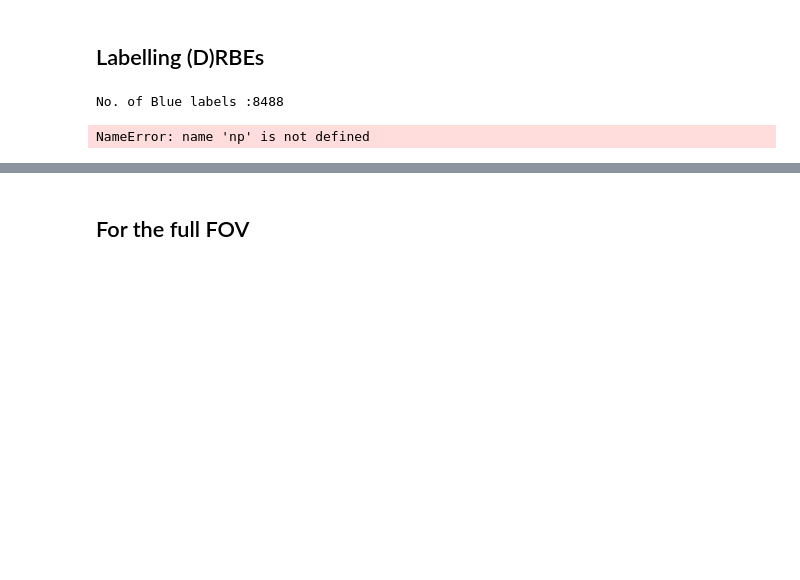
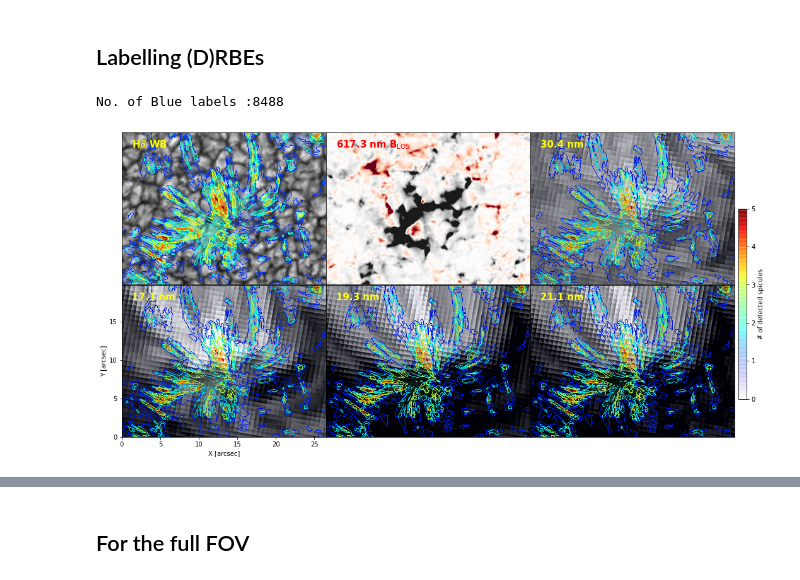
Before and after one commit to souvikita/CBP_spicule_mag, a Jupyter notebook: Population_density.ipynb, the cells around one changed output, grey strips where cells are left out. Saved outputs shown, nothing was run; the diff lists cells and outputs as text; code cells hidden in the pictures; blank space fills up the shorter version.

```diff
--- a/Population_density.ipynb
+++ b/Population_density.ipynb
@@ -206,52 +221,53 @@ fig, axs =plt.subplots(2,3,figsize=(18,8.4),facecolor='w', edgecolor='k')
 fig.subplots_adjust(hspace = 0.0,wspace=0.00,left=0.1,right=0.9,top=0.9,bottom=0.1)
 axs=axs.ravel()
 
-axs[0].imshow(cubeH[400:1100,600:1120,35,0].T,origin='lower', cmap='gray',vmin=1500,vmax=2900,extent=[0,700*0.0379,0,520*0.0379])
+axs[0].imshow(np.mean(cube_wb[400:1100,600:1120,:],axis=2).T,origin='lower', cmap='gray',extent=[0,700*0.0379,0,520*0.0379])
 axs[0].set_yticks([])
 axs[0].set_xticks([])
 im = axs[0].contourf(number_of_red_events_reduced[400:1100,600:1120].T+number_of_blu_events_reduced[400:1100,600:1120].T,origin='lower',cmap=mycmap,levels=levels2, vmin=0, vmax=5,extent=[0,700*0.0379,0,520*0.0379])
 axs[0].text(.05, .9, r'H$\beta$ WB', transform=axs[0].transAxes, fontsize=15,color='yellow',weight='bold')
 
-axs[1].imshow(hmi_mag[400:1100,600:1120,49].T,origin='lower', cmap='RdGy',vmin=-600,vmax=600,extent=[0,700*0.0379,0,520*0.0379])
+axs[1].imshow(np.mean(cube_mag_los[400:1100,600:1120,:],axis=2).T,origin='lower', cmap='RdGy',vmin=-60,vmax=60,extent=[0,700*0.0379,0,520*0.0379])
 axs[1].set_yticks([])
 axs[1].set_xticks([])
-axs[1].text(.05, .9, r'HMI B$_{\mathrm{LOS}}$', transform=axs[1].transAxes, fontsize=15,color='red',weight='bold')
+axs[1].text(.05, .9, r'617.3 nm B$_{\mathrm{LOS}}$', transform=axs[1].transAxes, fontsize=15,color='red',weight='bold')
 #im = axs[1].contourf(number_of_red_events_reduced[400:1100,600:1120].T+number_of_blu_events_reduced[400:1100,600:1120].T,origin='lower',cmap=mycmap,levels=levels2, vmin=0, vmax=5,extent=[0,700*0.0379,0,520*0.0379])
 
-axs[2].imshow(aia_304[400:1100,600:1120,35].T,origin='lower', cmap='gray',extent=[0,700*0.0379,0,520*0.0379],vmin=6500,vmax=16000)
+axs[2].imshow(np.mean(mgn_304[400:1100,600:1120,:],axis=2).T,origin='lower', cmap='gray',extent=[0,700*0.0379,0,520*0.0379])
 axs[2].set_yticks([])
 axs[2].set_xticks([])
 im = axs[2].contourf(number_of_red_events_reduced[400:1100,600:1120].T+number_of_blu_events_reduced[400:1100,600:1120].T,origin='lower',cmap=mycmap,levels=levels2, vmin=0, vmax=5,extent=[0,700*0.0379,0,520*0.0379],alpha=.06)
 axs[2].text(.05, .9, r'30.4 nm', transform=axs[2].transAxes, fontsize=15,color='yellow',weight='bold')
 
-axs[3].imshow(mgn_171[400:1100,600:1120,35].T,origin='lower', cmap='gray',extent=[0,700*0.0379,0,520*0.0379],vmax=0.7,vmin=0.5)
+axs[3].imshow(np.mean(mgn_171[400:1100,600:1120,:],axis=2).T,origin='lower', cmap='gray',extent=[0,700*0.0379,0,520*0.0379],vmax=0.7,vmin=0.5)
 im = axs[3].contourf(number_of_red_events_reduced[400:1100,600:1120].T+number_of_blu_events_reduced[400:1100,600:1120].T,origin='lower',cmap=mycmap,levels=levels2, vmin=0, vmax=5,extent=[0,700*0.0379,0,520*0.0379],alpha=.06)
 axs[3].set_xlabel('X [arcsec]')
 axs[3].set_ylabel('Y [arcsec]')
 axs[3].set_yticks([0,5,10,15])
 axs[3].text(.05, .9, r'17.1 nm', transform=axs[3].transAxes, fontsize=15,color='yellow',weight='bold')
 
-axs[4].imshow(mgn_193[400:1100,600:1120,35].T,origin='lower', cmap='gray',extent=[0,700*0.0379,0,520*0.0379],vmax=0.75,vmin=0.45)
+axs[4].imshow(np.mean(mgn_193[400:1100,600:1120,:],axis=2).T,origin='lower', cmap='gray',extent=[0,700*0.0379,0,520*0.0379],vmax=0.75,vmin=0.45)
 axs[4].set_yticks([])
 axs[4].set_xticks([])
 im = axs[4].contourf(number_of_red_events_reduced[400:1100,600:1120].T+number_of_blu_events_reduced[400:1100,600:1120].T,origin='lower',cmap=mycmap,levels=levels2, vmin=0, vmax=5,extent=[0,700*0.0379,0,520*0.0379], alpha=.06)
 axs[4].text(.05, .9, r'19.3 nm', transform=axs[4].transAxes, fontsize=15,color='yellow',weight='bold')
 
-axs[5].imshow(mgn_211[400:1100,600:1120,35].T,origin='lower', cmap='gray',extent=[0,700*0.0379,0,520*0.0379],vmax=0.75,vmin=0.5)
+axs[5].imshow(np.mean(mgn_211[400:1100,600:1120,:],axis=2).T,origin='lower', cmap='gray',extent=[0,700*0.0379,0,520*0.0379],vmax=0.75,vmin=0.5)
 axs[5].set_yticks([])
 axs[5].set_xticks([])
 im = axs[5].contourf(number_of_red_events_reduced[400:1100,600:1120].T+number_of_blu_events_reduced[400:1100,600:1120].T,origin='lower',cmap=mycmap,levels=levels2, vmin=0, vmax=5,extent=[0,700*0.0379,0,520*0.0379],alpha=.06)
 axs[5].text(.05, .9, r'21.1 nm', transform=axs[5].transAxes, fontsize=15,color='yellow',weight='bold')
 
 cmap = mpl.cm.jet
 fig.subplots_adjust(right=0.85)
 cbar_ax = fig.add_axes([0.855, 0.2, 0.01, 0.5])#[left, bottom, width, height]
 norm = mpl.colors.Normalize(vmin=0, vmax=5)
 cb1 = mpl.colorbar.ColorbarBase(cbar_ax, cmap=cmap,
                                 norm=norm)
 cb1.set_ticks([0, 1, 2, 3, 4, 5 ])
 cb1.set_ticklabels(["0", "1", "2","3", "4", "5"])
 cb1.set_label('# of detected spicules')
-#plt.savefig('/mn/stornext/d9/souvikb/CBP_spicules_SDO/'+'Pop_dense_spicules.png',dpi=400,bbox_inches = 'tight',pad_innches=0.1)
+plt.savefig('/mn/stornext/d9/souvikb/CBP_spicules_SDO/'+'Pop_dense_spicules_averaged.png',dpi=300,bbox_inches = 'tight',pad_innches=0.1)
+plt.show()
 # %% [output]
-NameError: name 'np' is not defined
+[figure, added]
```
Also changed, not shown: parts of 6 cells of this notebook.
